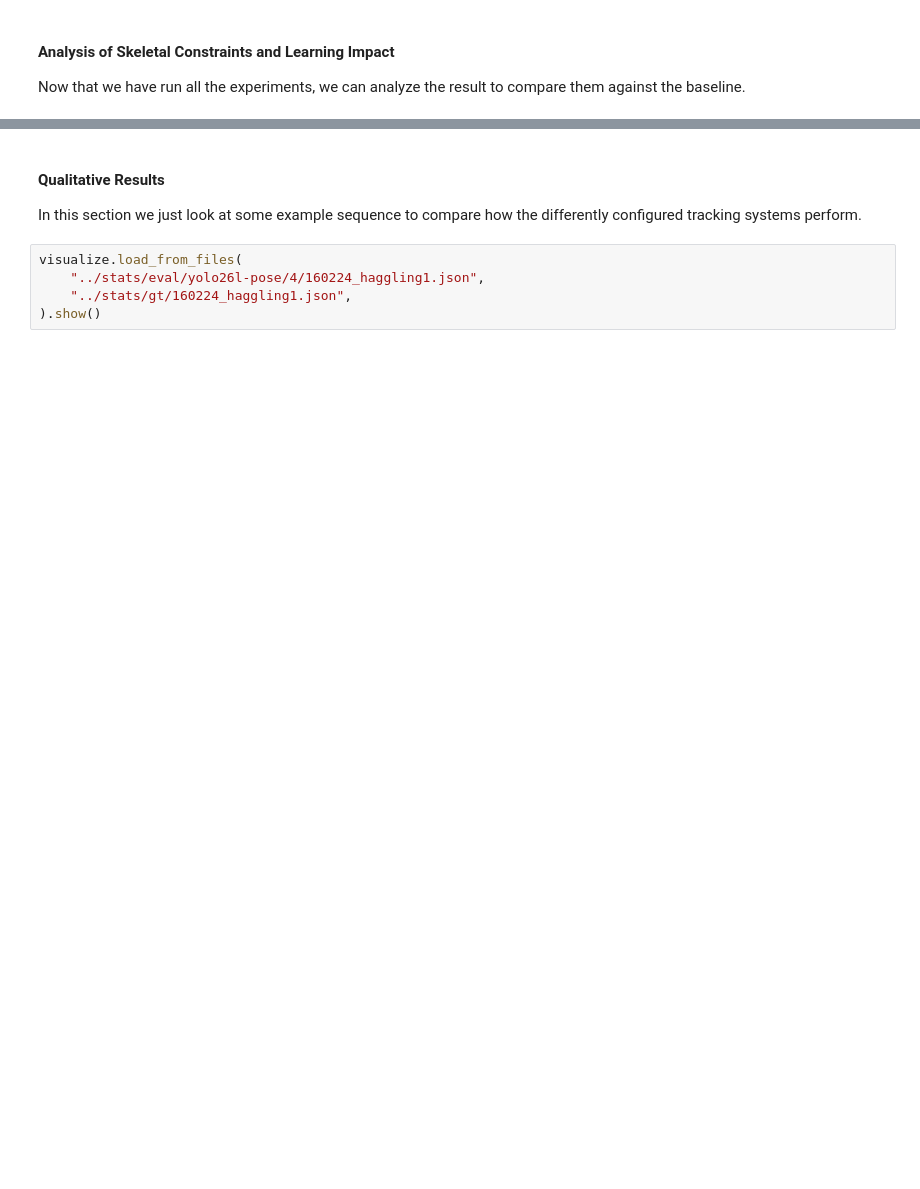
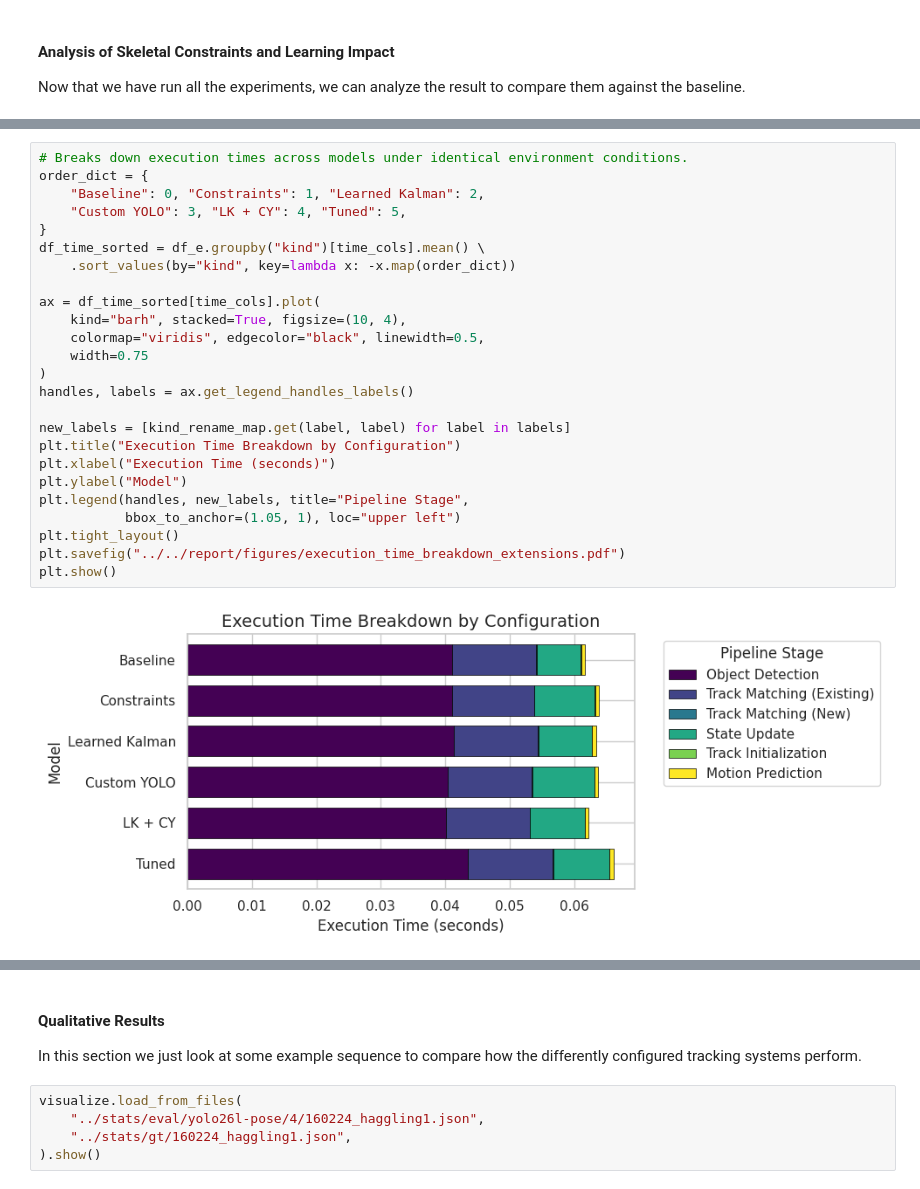
Before and after one commit to rolandbernard/capstone-project, a Jupyter notebook: code/notebooks/3.evaluation.ipynb, the cells around one changed output, grey strips where cells are left out. Cells and saved outputs as stored; diff of their text form; blank space fills up the shorter version.

```diff
--- a/code/notebooks/3.evaluation.ipynb
+++ b/code/notebooks/3.evaluation.ipynb
@@ -566,0 +625,27 @@ plt.show()
+# %%
+# Breaks down execution times across models under identical environment conditions.
+order_dict = {
+    "Baseline": 0, "Constraints": 1, "Learned Kalman": 2,
+    "Custom YOLO": 3, "LK + CY": 4, "Tuned": 5,
+}
+df_time_sorted = df_e.groupby("kind")[time_cols].mean() \
+    .sort_values(by="kind", key=lambda x: -x.map(order_dict))
+
+ax = df_time_sorted[time_cols].plot(
+    kind="barh", stacked=True, figsize=(10, 4),
+    colormap="viridis", edgecolor="black", linewidth=0.5,
+    width=0.75
+)
+handles, labels = ax.get_legend_handles_labels()
+
+new_labels = [kind_rename_map.get(label, label) for label in labels]
+plt.title("Execution Time Breakdown by Configuration")
+plt.xlabel("Execution Time (seconds)")
+plt.ylabel("Model")
+plt.legend(handles, new_labels, title="Pipeline Stage",
+           bbox_to_anchor=(1.05, 1), loc="upper left")
+plt.tight_layout()
+plt.savefig("../../report/figures/execution_time_breakdown_extensions.pdf")
+plt.show()
+# %% [output]
+[figure, added]
```
Also changed, not shown: parts of 11 cells of this notebook, 12 other files.
